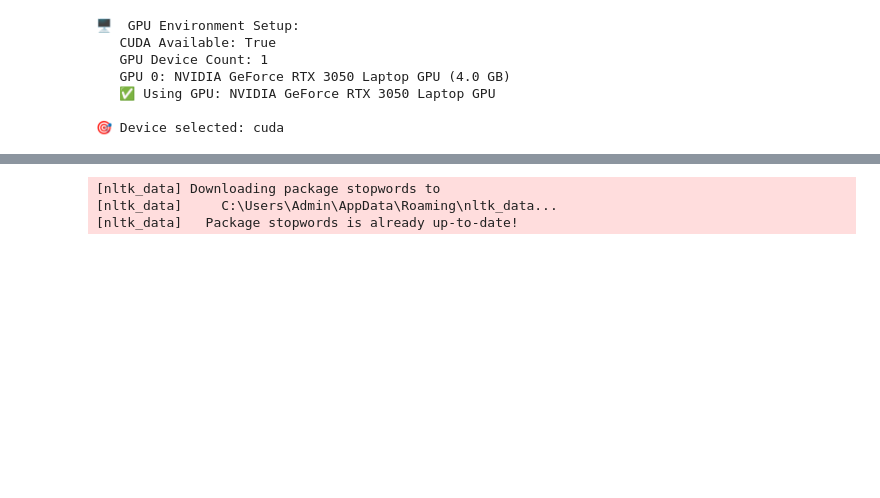
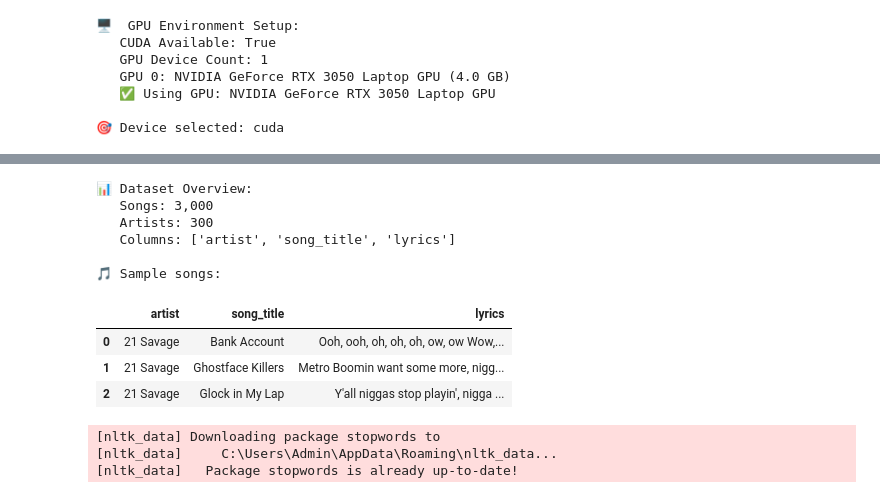
Before and after one commit to KhoaLeTranMinh/Topic-Modeling-Recommendation, a Jupyter notebook: Experiments/ctm_song_recommendation_gpu.ipynb, the cells around one changed output, grey strips where cells are left out. Cells and saved outputs as stored; diff of their text form; code cells hidden in the pictures; blank space fills up the shorter version.

```diff
--- a/Experiments/ctm_song_recommendation_gpu.ipynb
+++ b/Experiments/ctm_song_recommendation_gpu.ipynb
@@ -131,32 +150,40 @@ print(f"\n{get_gpu_memory_usage()}")
 # %%
 # ===== DATA LOADING =====
 
 # Load your song lyrics dataset
 data_path = "../Lyrics_extraction/scraped_lyrics_no_metadata.csv"
 df = pd.read_csv(data_path)
 
 def clean_lyrics_for_ctm(text):
-    if pd.isna(text) or not text:
-        return ""
-    text = str(text)
     # Remove structural markers like [Chorus], [Verse], etc.
     text = re.sub(r'\[.*?\]', '', text)
 
     # Clean up whitespace and newlines
     text = re.sub(r'\n+', ' ', text)  # Replace newlines with spaces
     text = re.sub(r'\s+', ' ', text)  # Normalize whitespace
 
     return text.strip()
 
 df['lyrics'] = df['lyrics'].apply(clean_lyrics_for_ctm)
 
 print(f"📊 Dataset Overview:")
 print(f"   Songs: {len(df):,}")
 print(f"   Artists: {df['artist'].nunique():,}")
 print(f"   Columns: {list(df.columns)}")
 
 # Display sample data
 print("\n🎵 Sample songs:")
 df.head(3)
+# %% [output]
+📊 Dataset Overview:
+   Songs: 3,000
+   Artists: 300
+   Columns: ['artist', 'song_title', 'lyrics']
+
+🎵 Sample songs:
+|  | artist | song_title | lyrics |
+| 0 | 21 Savage | Bank Account | Ooh, ooh, oh, oh, oh, ow, ow Wow,... |
+| 1 | 21 Savage | Ghostface Killers | Metro Boomin want some more, nigg... |
+| 2 | 21 Savage | Glock in My Lap | Y'all niggas stop playin', nigga ... |
 # %%
 # ===== GPU-OPTIMIZED PREPROCESSING =====
```
Also changed, not shown: parts of 19 cells of this notebook, 5 other files.
